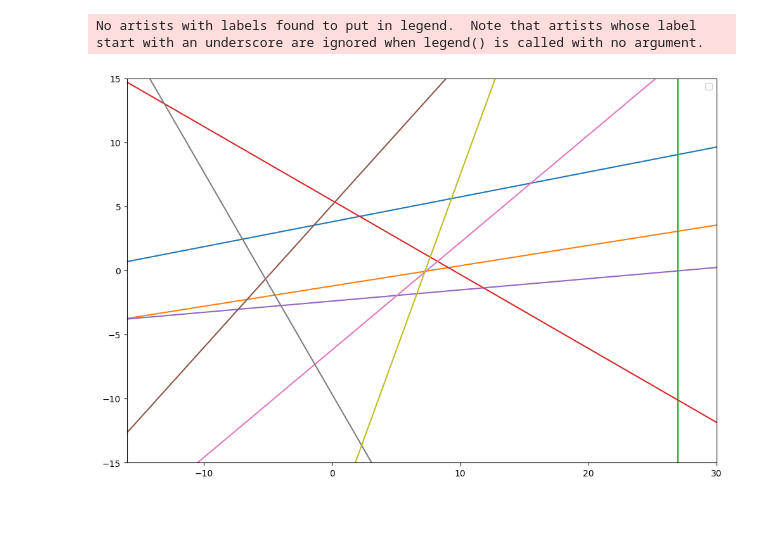
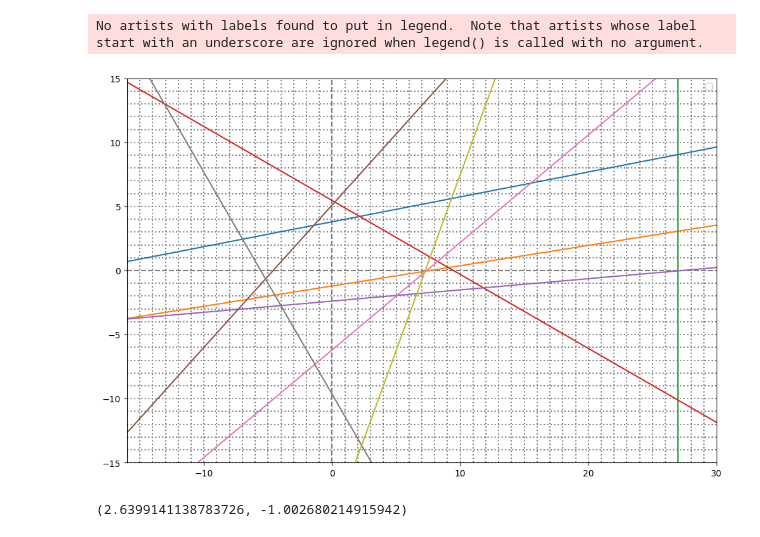
Before and after one commit to yariks5s/Elements_best_approximation, a Jupyter notebook: lab2.ipynb, the cells around one changed output. Saved outputs shown, nothing was run; the diff lists cells and outputs as text; code cells hidden in the pictures.

Commit message:
commit for finding location

```diff
--- a/lab2.ipynb
+++ b/lab2.ipynb
@@ -22,31 +22,44 @@ def plot_ray(point: list, angle_degrees: list, length=100):
 
         # Побудова прямої
         plt.plot([end_point2[0], end_point1[0]], [end_point2[1], end_point1[1]])
 
 # Координати точки і кут у градусах
 points = [(1, 4), (-5, -2), (27, 0), (6, 2), (-7, -3), (-1, 4), (5, -2), (-5, -1), (8, 2)]
 angles = [11, 189, 270, 150, 5, 48, 40, 300, 250]
 
 # Довжина прямої
 length = 100
 
 # Створення графіку
 plt.figure(figsize=(12, 12))
 
+# Вісь У
+plt.axhline(0, color='gray', linestyle='dashed')
+
+# Вісь Х
+plt.axvline(0, color='gray', linestyle='dashed')
+
+# Робимо сітку
+for i in range(30):
+    plt.axhline(i, color='gray', linestyle='dotted')
+    plt.axvline(i, color='gray', linestyle='dotted')
+    plt.axhline(-i, color='gray', linestyle='dotted')
+    plt.axvline(-i, color='gray', linestyle='dotted')
+
 # Виклик функції для побудови прямої
 plot_ray(points, angles, length)
 
 # Встановлення аспектного відношення для забезпечення правильного вигляду прямих
 plt.gca().set_aspect('equal', adjustable='box')
 
 x_min, x_max, y_min, y_max = -16, 30, -15, 15
 plt.axis([x_min, x_max, y_min, y_max])
 
 # Вивід легенди
 plt.legend()
 
 # Відображення графіку
 plt.show()
 # %% [output]
 No artists with labels found to put in legend.  Note that artists whose label start with an underscore are ignored when legend() is called with no argument.
-[figure, old version]
+[figure, new version]
@@ -59,0 +66,41 @@ coord1 = (5,3)
+# %%
+
+def find_location(transmitters, bearings):
+  """Знаходить місцезнаходження судна на основі відомих координат передавачів і кутів напряму на судно.
+
+  Args:
+    transmitters: Координати передавачів.
+    bearings: Кути напряму на судно від передавачів.
+
+  Returns:
+    Координати судна.
+  """
+
+  # Перевірка входових даних.
+
+  if len(transmitters) != len(bearings):
+    raise ValueError("Кількість передавачів і кутів напряму не збігається.")
+
+  # Побудова трикутника.
+
+  x = 0
+  y = 0
+  for i in range(len(transmitters)):
+    x += transmitters[i][0] * math.cos(bearings[i])
+    y += transmitters[i][1] * math.sin(bearings[i])
+
+  # Знаходження координат судна в трикутнику.
+
+  return (x / len(transmitters), y / len(transmitters))
+
+
+# Приклад використання.
+
+transmitters = [(10, 10), (20, 20), (30, 30)]
+bearings = [30, 60, 90]
+
+location = find_location(points, angles)
+
+print(location)
+# %% [output]
+(2.6399141138783726, -1.002680214915942)
```
Also changed, not shown: parts of 1 cell of this notebook.
